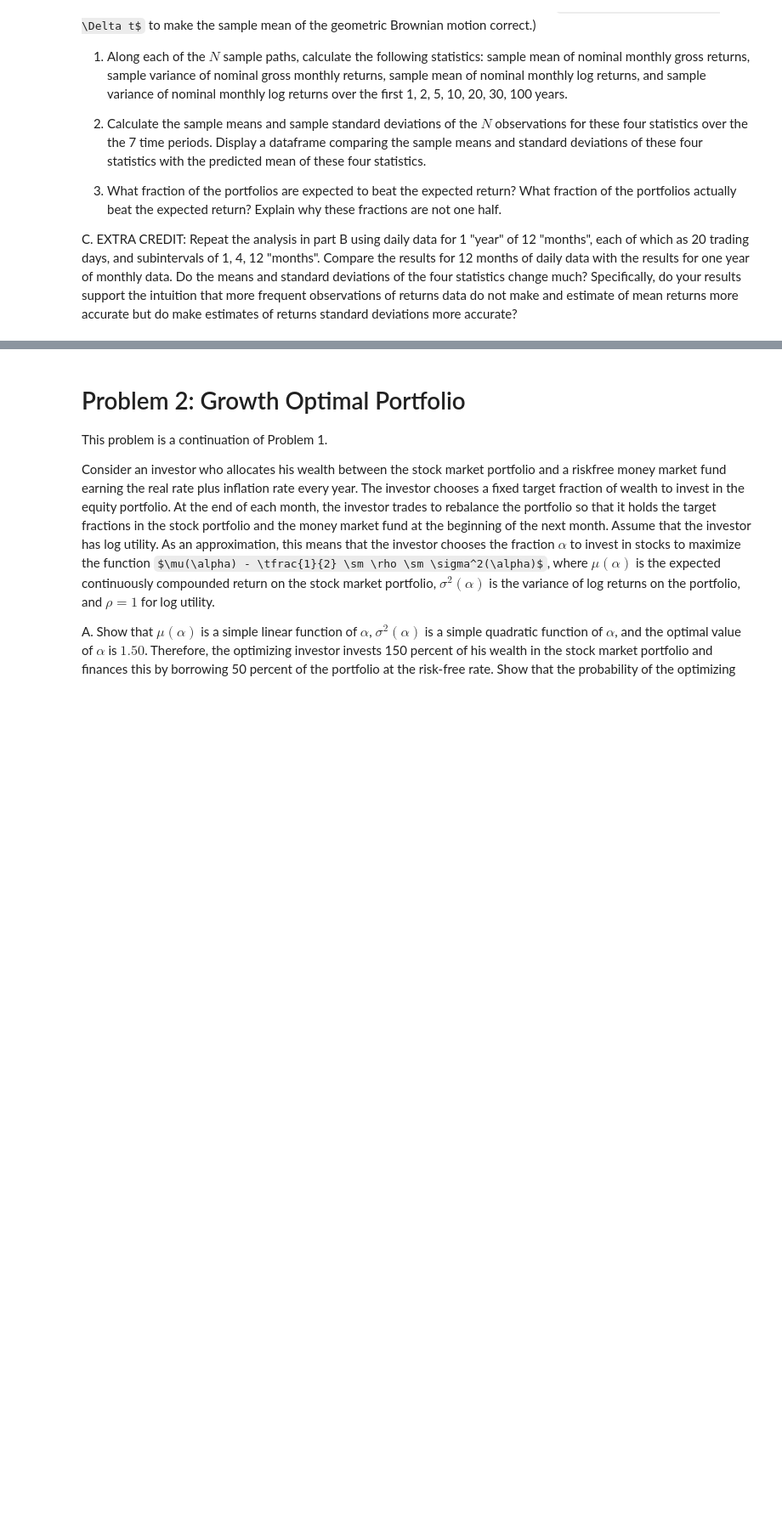
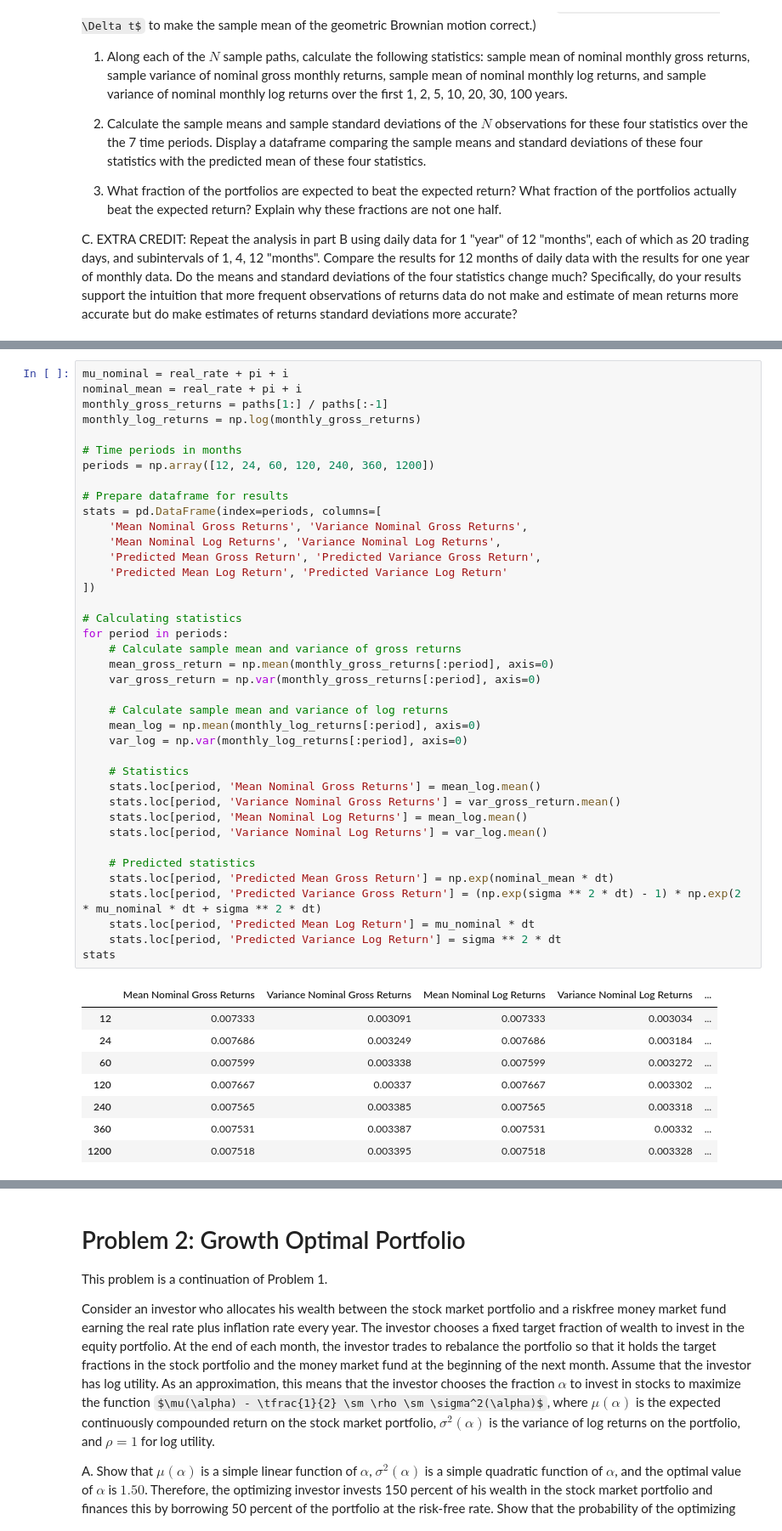
Before and after one commit to pathmarkoak/bufn400, a Jupyter notebook: Homeworks/Homework 4/BUFN400-bhw04-GBM-log-utiity-02-QUESTIONS.ipynb, the cells around one changed output, grey strips where cells are left out. Shown at 85% size. Drawn from its saved outputs; the diff is of its cells as text; some formulas as TeX source; blank space fills up the shorter version.

```diff
--- a/Homeworks/Homework 4/BUFN400-bhw04-GBM-log-utiity-02-QUESTIONS.ipynb
+++ b/Homeworks/Homework 4/BUFN400-bhw04-GBM-log-utiity-02-QUESTIONS.ipynb
@@ -37,0 +101,48 @@ C. EXTRA CREDIT: Repeat the analysis in part B using daily data for 1 "year" of
+# %%
+mu_nominal = real_rate + pi + i
+nominal_mean = real_rate + pi + i
+monthly_gross_returns = paths[1:] / paths[:-1]
+monthly_log_returns = np.log(monthly_gross_returns)
+
+# Time periods in months
+periods = np.array([12, 24, 60, 120, 240, 360, 1200])
+
+# Prepare dataframe for results
+stats = pd.DataFrame(index=periods, columns=[
+    'Mean Nominal Gross Returns', 'Variance Nominal Gross Returns',
+    'Mean Nominal Log Returns', 'Variance Nominal Log Returns',
+    'Predicted Mean Gross Return', 'Predicted Variance Gross Return',
+    'Predicted Mean Log Return', 'Predicted Variance Log Return'
+])
+
+# Calculating statistics
+for period in periods:
+    # Calculate sample mean and variance of gross returns
+    mean_gross_return = np.mean(monthly_gross_returns[:period], axis=0)
+    var_gross_return = np.var(monthly_gross_returns[:period], axis=0)
+
+    # Calculate sample mean and variance of log returns
+    mean_log = np.mean(monthly_log_returns[:period], axis=0)
+    var_log = np.var(monthly_log_returns[:period], axis=0)
+
+    # Statistics
+    stats.loc[period, 'Mean Nominal Gross Returns'] = mean_log.mean()
+    stats.loc[period, 'Variance Nominal Gross Returns'] = var_gross_return.mean()
+    stats.loc[period, 'Mean Nominal Log Returns'] = mean_log.mean()
+    stats.loc[period, 'Variance Nominal Log Returns'] = var_log.mean()
+
+    # Predicted statistics
+    stats.loc[period, 'Predicted Mean Gross Return'] = np.exp(nominal_mean * dt)
+    stats.loc[period, 'Predicted Variance Gross Return'] = (np.exp(sigma ** 2 * dt) - 1) * np.exp(2 * mu_nominal * dt + sigma ** 2 * dt)
+    stats.loc[period, 'Predicted Mean Log Return'] = mu_nominal * dt
+    stats.loc[period, 'Predicted Variance Log Return'] = sigma ** 2 * dt
+stats
+# %% [output]
+|  | Mean Nominal Gross Returns | Variance Nominal Gross Returns | Mean Nominal Log Returns | Variance Nominal Log Returns | ... |
+| 12 | 0.007333 | 0.003091 | 0.007333 | 0.003034 | ... |
+| 24 | 0.007686 | 0.003249 | 0.007686 | 0.003184 | ... |
+| 60 | 0.007599 | 0.003338 | 0.007599 | 0.003272 | ... |
+| 120 | 0.007667 | 0.00337 | 0.007667 | 0.003302 | ... |
+| 240 | 0.007565 | 0.003385 | 0.007565 | 0.003318 | ... |
+| 360 | 0.007531 | 0.003387 | 0.007531 | 0.00332 | ... |
+| 1200 | 0.007518 | 0.003395 | 0.007518 | 0.003328 | ... |
```
Also changed, not shown: parts of 12 cells of this notebook.
